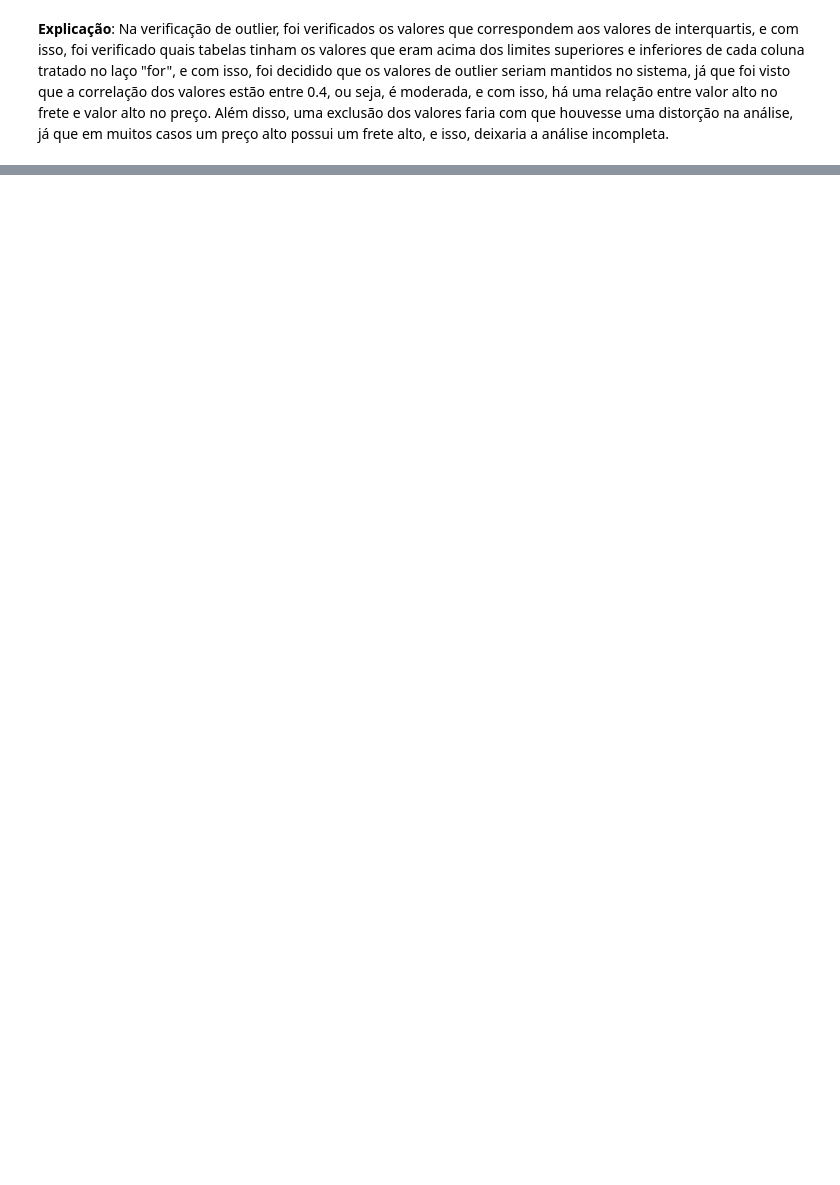
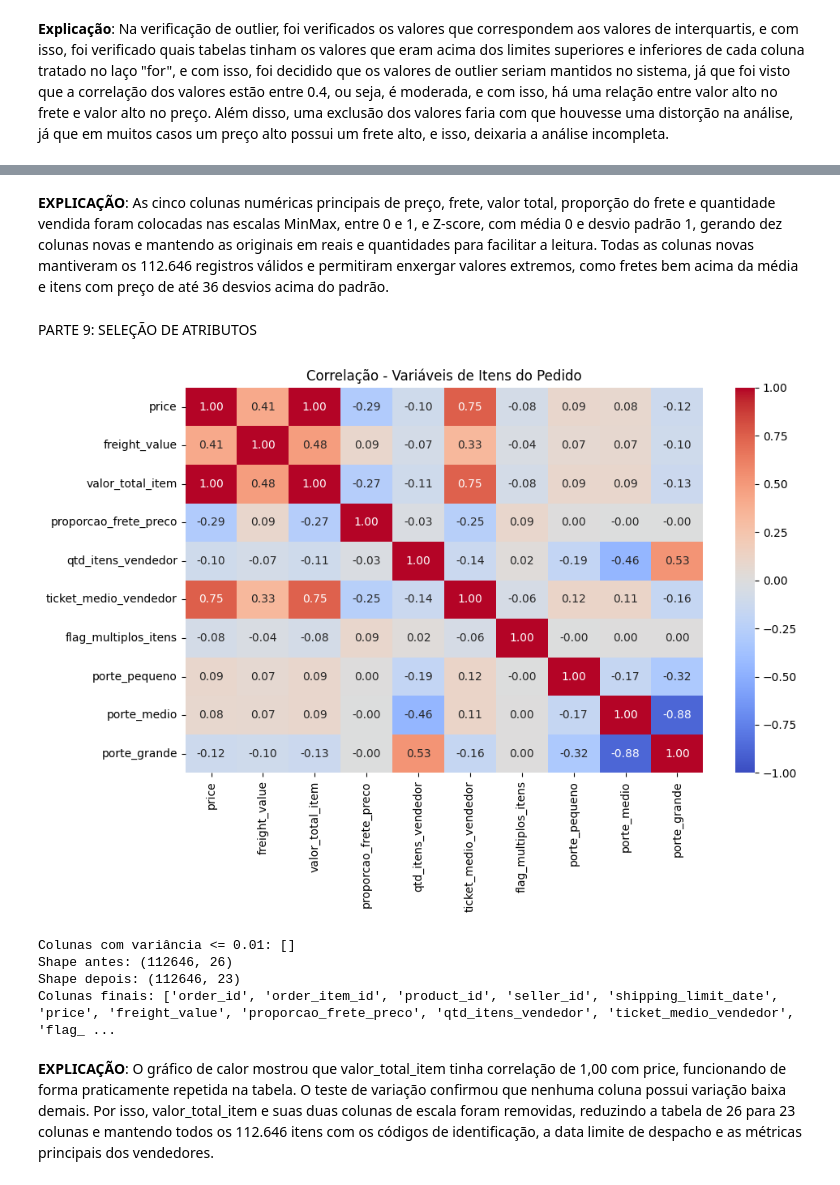
Before and after one commit to RainanCoelho/Projeto-Analise-Exploratoria-Grupo8-Gestao_de_Vendedores-Parceiros, a Jupyter notebook: Dataset_order_items_dataset.ipynb, the cells around one changed output, grey strips where cells are left out. Saved outputs shown, nothing was run; the diff lists cells and outputs as text; code cells hidden in the pictures; blank space fills up the shorter version.

Commit message:
Commit dataset order_items - Frente 2

```diff
--- a/Dataset_order_items_dataset.ipynb
+++ b/Dataset_order_items_dataset.ipynb
@@ -169,0 +395,61 @@ df_oid["freight_value"].corr(df_oid["price"])
+# %% [markdown]
+**EXPLICAÇÃO**: As cinco colunas numéricas principais de preço, frete, valor total, proporção do frete e quantidade vendida foram colocadas nas escalas MinMax, entre 0 e 1, e Z-score, com média 0 e desvio padrão 1, gerando dez colunas novas e mantendo as originais em reais e quantidades para facilitar a leitura. Todas as colunas novas mantiveram os 112.646 registros válidos e permitiram enxergar valores extremos, como fretes bem acima da média e itens com preço de até 36 desvios acima do padrão.
+# %% [markdown]
+PARTE 9: SELEÇÃO DE ATRIBUTOS
+# %%
+import matplotlib.pyplot as plt
+import seaborn as sns
+from sklearn.feature_selection import VarianceThreshold
+
+cols_num = [
+    "price",
+    "freight_value",
+    "valor_total_item",
+    "proporcao_frete_preco",
+    "qtd_itens_vendedor",
+    "ticket_medio_vendedor",
+    "flag_multiplos_itens",
+    "porte_pequeno",
+    "porte_medio",
+    "porte_grande",
+]
+
+# 1. Heatmap de correlação das variáveis numéricas (sem as escalonadas)
+plt.figure(figsize=(10, 7))
+sns.heatmap(df_oid_f2[cols_num].corr(), annot=True, fmt=".2f", cmap="coolwarm", vmin=-1, vmax=1)
+plt.title("Correlação - Variáveis de Itens do Pedido")
+plt.tight_layout()
+plt.show()
+
+# 2. Verifica se há colunas com variância muito baixa (<= 0.01)
+vt = VarianceThreshold(threshold=0.01)
+vt.fit(df_oid_f2[cols_num])
+
+baixa_variancia = [col for col, keep in zip(cols_num, vt.get_support()) if not keep]
+print("Colunas com variância <= 0.01:", baixa_variancia)
+
+
+# 3. Remove valor_total_item e suas escalas por ter correlação 1.00 (redundante) com price
+def selecionar_atributos_order_items(df, cols_remover=None):
+    out = df.copy()
+    if cols_remover is None:
+        cols_remover = [
+            "valor_total_item",
+            "valor_total_item_minmax",
+            "valor_total_item_zscore",
+        ]
+    return out.drop(columns=cols_remover, errors="ignore")
+
+
+print("Shape antes:", df_oid_f2.shape)
+df_oid_sel = selecionar_atributos_order_items(df_oid_f2)
+print("Shape depois:", df_oid_sel.shape)
+print("Colunas finais:", list(df_oid_sel.columns))
+# %% [output]
+[figure, added]
+Colunas com variância <= 0.01: []
+Shape antes: (112646, 26)
+Shape depois: (112646, 23)
+Colunas finais: ['order_id', 'order_item_id', 'product_id', 'seller_id', 'shipping_limit_date', 'price', 'freight_value', 'proporcao_frete_preco', 'qtd_itens_vendedor', 'ticket_medio_vendedor', 'flag_ ...
+# %% [markdown]
+**EXPLICAÇÃO**: O gráfico de calor mostrou que valor_total_item tinha correlação de 1,00 com price, funcionando de forma praticamente repetida na tabela. O teste de variação confirmou que nenhuma coluna possui variação baixa demais. Por isso, valor_total_item e suas duas colunas de escala foram removidas, reduzindo a tabela de 26 para 23 colunas e mantendo todos os 112.646 itens com os códigos de identificação, a data limite de despacho e as métricas principais dos vendedores.
```
Also changed, not shown: parts of 14 cells of this notebook.
